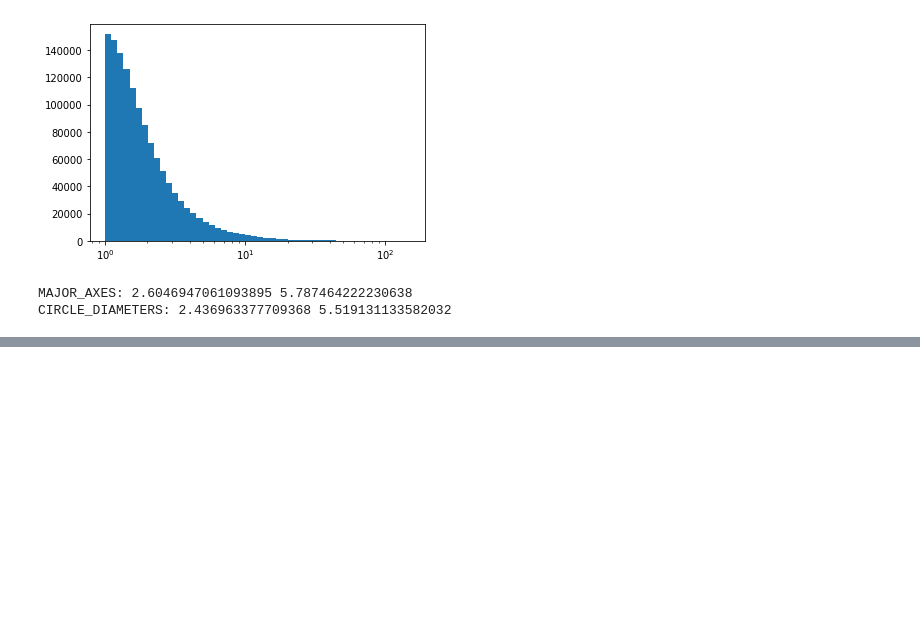
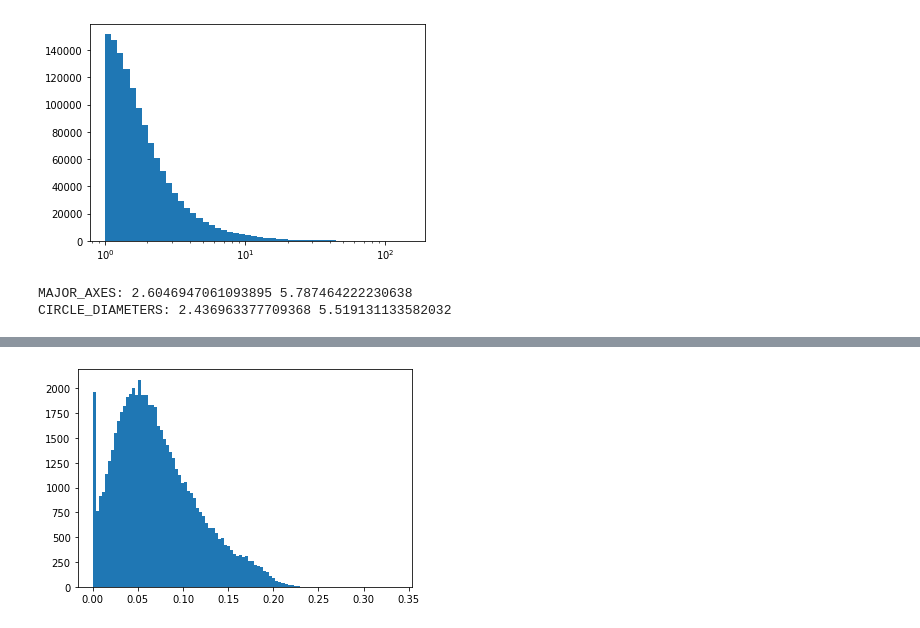
Before and after one commit to bcho04/crater-modeling, a Jupyter notebook: crater.ipynb, the cells around one changed output, grey strips where cells are left out. Saved outputs shown, nothing was run; the diff lists cells and outputs as text; code cells hidden in the pictures; blank space fills up the shorter version.

Commit message:
Utilized Salamunićcar dataset to plot depth/diameter ratios

```diff
--- a/crater.ipynb
+++ b/crater.ipynb
@@ -79,0 +87,5 @@ CIRCLE_DIAMETERS: 2.436963377709368 5.519131133582032
+# %%
+PATH_TO_SALAMUNICCAR_XLSX = "~/Downloads/GoranSalamuniccar_MoonCraters/LU78287GT.xlsx"
+sm = pd.read_excel(PATH_TO_SALAMUNICCAR_XLSX, "LU60645GT")
+
+sm.head()
@@ -79,0 +99,5 @@ CIRCLE_DIAMETERS: 2.436963377709368 5.519131133582032
+# %%
+plt.hist(sm["depth/diameter (1/512°LOLA, quad_precision=1)"], bins=100)
+plt.show()
+# %% [output]
+[figure, added]
```
Also changed, not shown: parts of 12 cells of this notebook.
